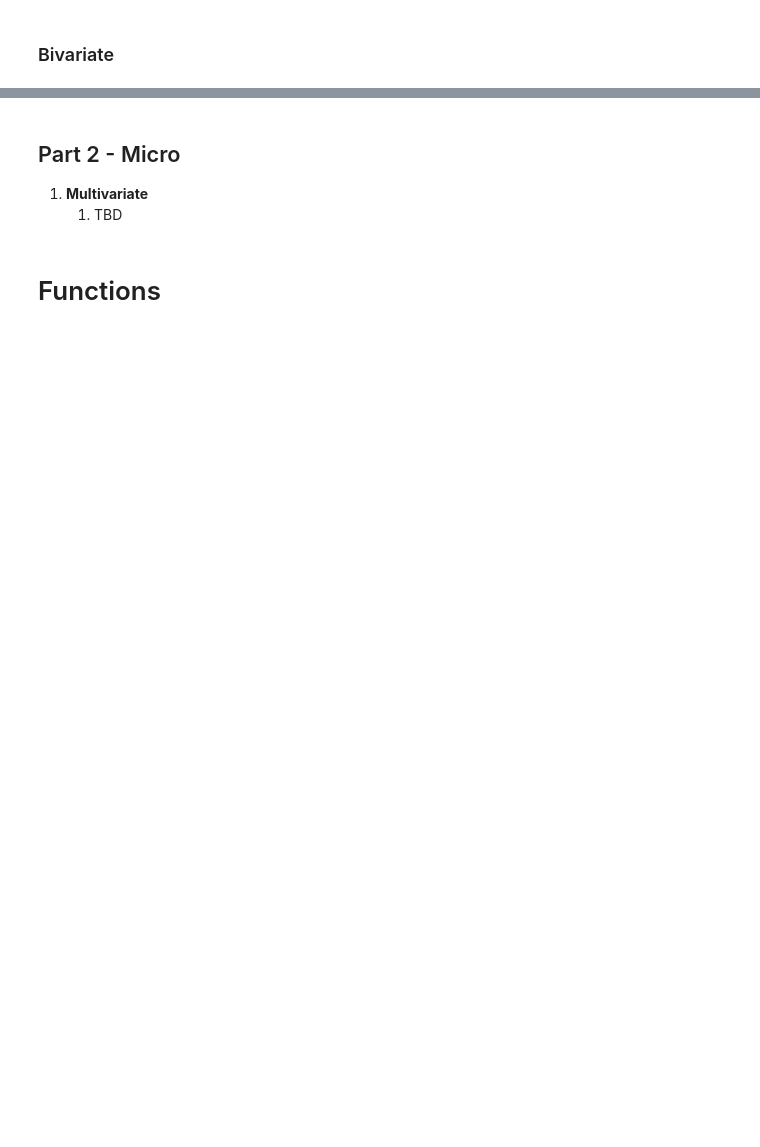
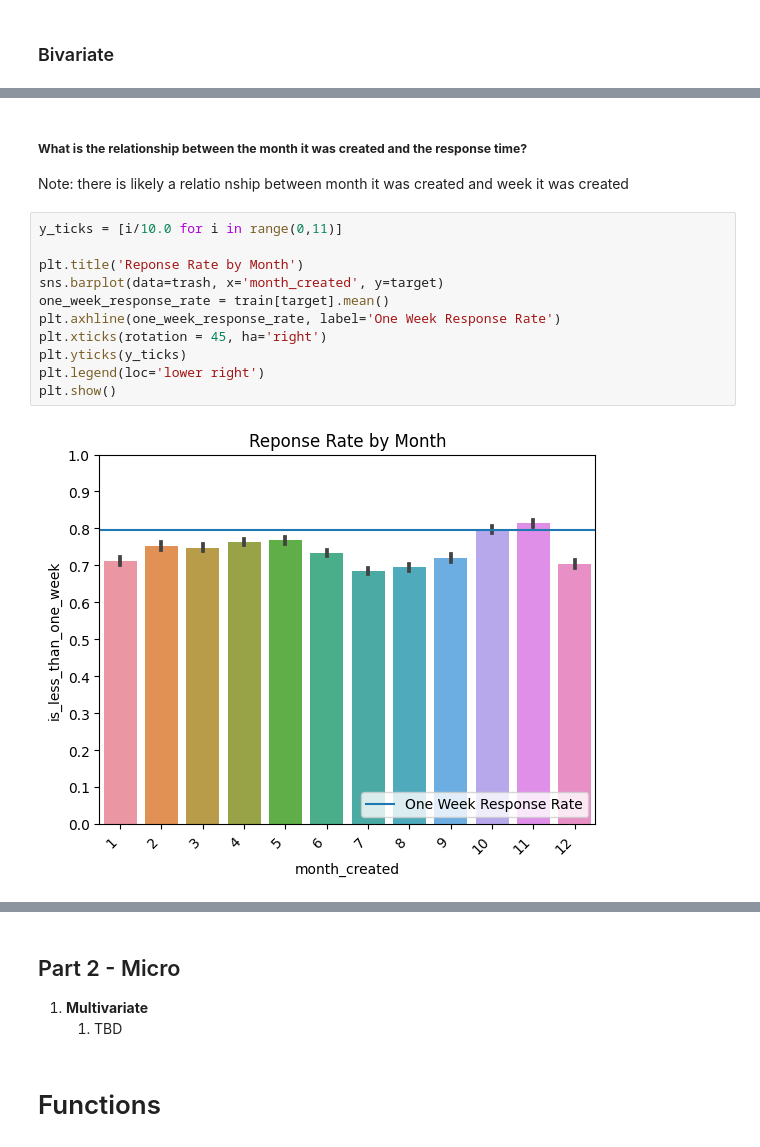
Before and after one commit to aaron-mv-moore/indy-action-time, a Jupyter notebook: work-notebooks/01_working_explore_2.ipynb, the cells around one changed output, grey strips where cells are left out. Cells and saved outputs as stored; diff of their text form; blank space fills up the shorter version.

```diff
--- a/work-notebooks/01_working_explore_2.ipynb
+++ b/work-notebooks/01_working_explore_2.ipynb
@@ -88,0 +128,16 @@ plt.show()
+# %% [markdown]
+##### **What is the relationship between the month it was created and the response time?**
+Note: there is likely a relatio nship between month it was created and week it was created
+# %%
+y_ticks = [i/10.0 for i in range(0,11)]
+
+plt.title('Reponse Rate by Month')
+sns.barplot(data=trash, x='month_created', y=target)
+one_week_response_rate = train[target].mean()
+plt.axhline(one_week_response_rate, label='One Week Response Rate')
+plt.xticks(rotation = 45, ha='right')
+plt.yticks(y_ticks)
+plt.legend(loc='lower right')
+plt.show()
+# %% [output]
+[figure, added]
```
Also changed, not shown: parts of 29 cells of this notebook, 2 other files.
